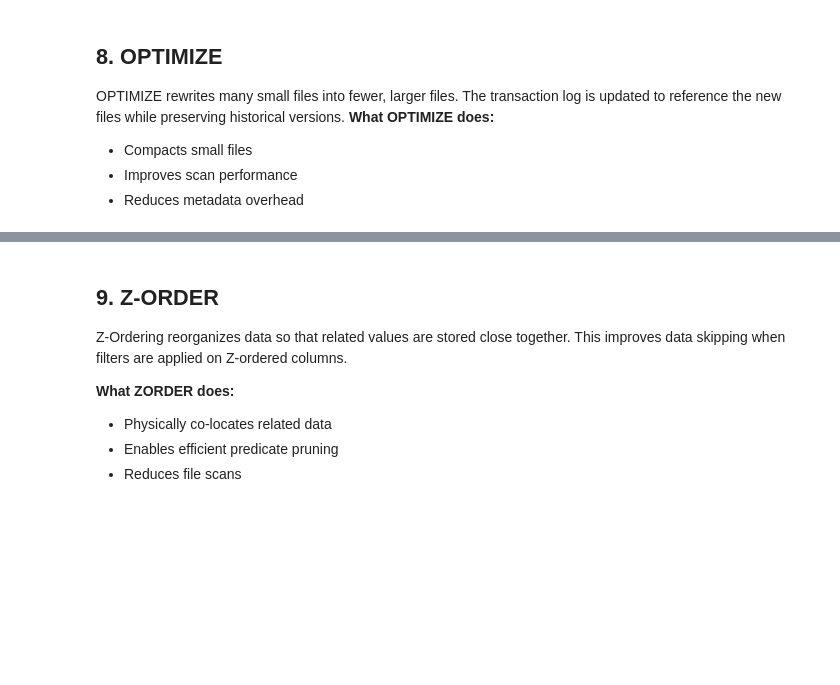
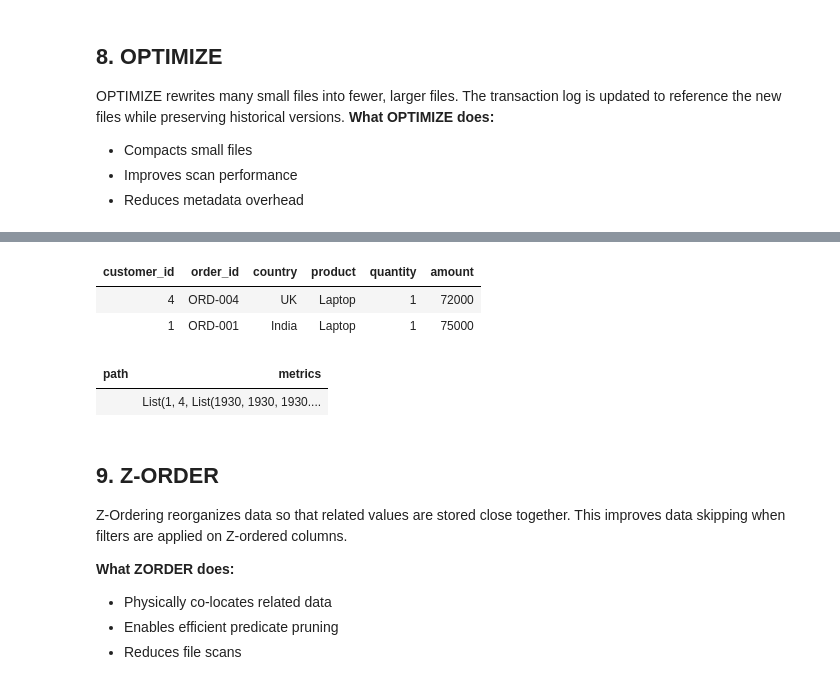
Before and after one commit to Pavan-gs/LTI-MUM, a Jupyter notebook: Delta_Lake_Internal_Architecture_and_Optimization.ipynb, the cells around one changed output, grey strips where cells are left out. Cells and saved outputs as stored; diff of their text form; code cells hidden in the pictures; blank space fills up the shorter version.

```diff
--- a/Delta_Lake_Internal_Architecture_and_Optimization.ipynb
+++ b/Delta_Lake_Internal_Architecture_and_Optimization.ipynb
@@ -122,6 +232,16 @@ OPTIMIZE rewrites many small files into fewer, larger files. The transaction log
+# %%
+%sql
+SELECT * FROM sales_small_files where product='Laptop';
+# %% [output]
+| customer_id | order_id | country | product | quantity | amount |
+| 4 | ORD-004 | UK | Laptop | 1 | 72000 |
+| 1 | ORD-001 | India | Laptop | 1 | 75000 |
 # %%
 %sql
-OPTIMIZE training_catalog.bronze.sales_small_files
+OPTIMIZE sales_small_files
+# %% [output]
+| path | metrics |
+|  | List(1, 4, List(1930, 1930, 1930.... |
 # %% [markdown]
 ## 9. Z-ORDER
 
```
Also changed, not shown: parts of 17 cells of this notebook, 3 other files.
